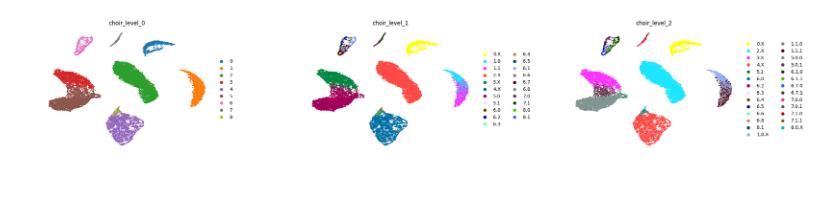
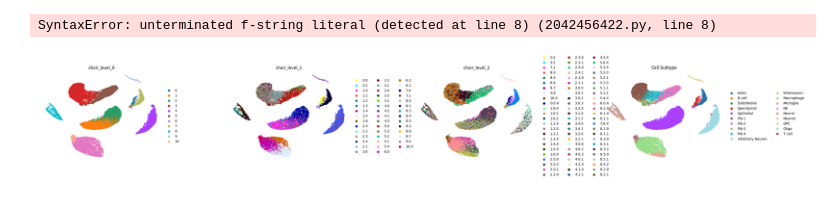
Before and after one commit to jhaberbe/CHOIR, a Jupyter notebook: notebook/notebook.ipynb, the cells around one changed output. Saved outputs shown, nothing was run; the diff lists cells and outputs as text; code cells hidden in the pictures.

```diff
--- a/notebook/notebook.ipynb
+++ b/notebook/notebook.ipynb
@@ -147,12 +75,13 @@ def optimal_cluster(adata, resolution_range=(0.10, 2.0, 0.10), alpha=0.95, model
 # %%
 import numpy as np
+import pandas as pd
 from IPython.display import clear_output
 from sklearn.model_selection import train_test_split
 from sklearn.metrics import accuracy_score
 
 def optimal_cluster(
     adata,
-    resolution_range=(0.10, 2.0, 0.10),
+    resolution_range=(0.05, 2.0, 0.05),
     alpha=0.95,
     model_type="linear_model",
     test_size=0.5,
@@ -164,6 +93,19 @@ def optimal_cluster(
     """
     new_labels = None
     adata_copy = adata.copy()
+
+    if "highly_variable" in adata.var.columns:
+        adata_copy = adata_copy[:, adata_copy.var["highly_variable"]]
+
+    # Clean our dataset.
+    model = sklearn.linear_model.LogisticRegression(class_weight="balanced")
+    model.fit(
+        adata_copy.X,
+        adata_copy.obs[batch_key]
+    )
+    adata_copy = adata_copy[:, model.coef_.max(axis=0) < pd.Series(model.coef_.max(axis=0)).quantile(.90)]
+
+    # Perform PCA and Harmony integration.
     sc.tl.pca(adata_copy, svd_solver="arpack")
 
     if batch_key in adata.obs.columns and adata.obs[batch_key].nunique() > 1:
@@ -171,14 +113,13 @@ def optimal_cluster(
     else:
         print(f"Skipping Harmony: insufficient metadata in '{batch_key}'")
 
+    # Construct the graph
     sc.pp.neighbors(adata_copy, n_neighbors=20, n_pcs=20, use_rep="X_pca_harmony")
 
-    if "highly_variable" in adata.var.columns:
-        adata_copy = adata_copy[:, adata_copy.var["highly_variable"]]
+    # Model
+    model = model_selection(model_type)
 
     X = adata_copy.X
-    model = model_selection(model_type)
-
     for res in np.arange(resolution_range[0], resolution_range[1] + resolution_range[2], resolution_range[2]):
         res = round(res, 2)
         sc.tl.leiden(adata_copy, resolution=res, flavor='igraph', n_iterations=2)
@@ -212,5 +153,5 @@ def optimal_cluster(
 
     return round(res, 2), new_labels
 # %%
-res, labels = optimal_cluster(adata, alpha=.98)
+res, labels = optimal_cluster(adata, alpha=.9)
 adata.obs[f"choir_level_0"] = labels
@@ -217,7 +160,7 @@ adata.obs[f"choir_level_0"] = labels
 # %%
 import pandas as pd
 
-for level in range(3):
+for level in range(2):
     col = f"choir_level_{level + 1}"
     adata.obs[col] = adata.obs[f"choir_level_{level}"]
 
@@ -256,7 +207,7 @@ def clean_unused_categories_and_palettes(adata, keys):
             adata.obs[key] = adata.obs[key].cat.remove_unused_categories()
 
             # Fix or remove corresponding palette
-            uns_key = f"{key}_colors"
+            uns_key = f"{key}_colors
             if uns_key in adata.uns:
                 n_cats = len(adata.obs[key].cat.categories)
                 current_palette = adata.uns[uns_key]
@@ -266,15 +217,17 @@ def clean_unused_categories_and_palettes(adata, keys):
                     # Not enough colors — remove and let Scanpy regenerate
                     del adata.uns[uns_key]
 
-clean_unused_categories_and_palettes(adata, ["choir_level_0", "choir_level_1", "choir_level_2", "choir_level_3"])
+clean_unused_categories_and_palettes(adata, ["choir_level_0", "choir_level_1", "choir_level_2"])
+# %% [output]
+SyntaxError: unterminated f-string literal (detected at line 8) (2042456422.py, line 8)
 # %%
 sc.pl.umap(
     adata,
-    color=["choir_level_0", "choir_level_1", "choir_level_2"],
+    color=["choir_level_0", "choir_level_1", "choir_level_2", "Cell.Subtype"],
     frameon=False,
     wspace=0.4,
     hspace=0.4,
     size=20
 )
 # %% [output]
-[figure, old version]
+[figure, new version]
```
Also changed, not shown: parts of 7 cells of this notebook, 1 other file.
